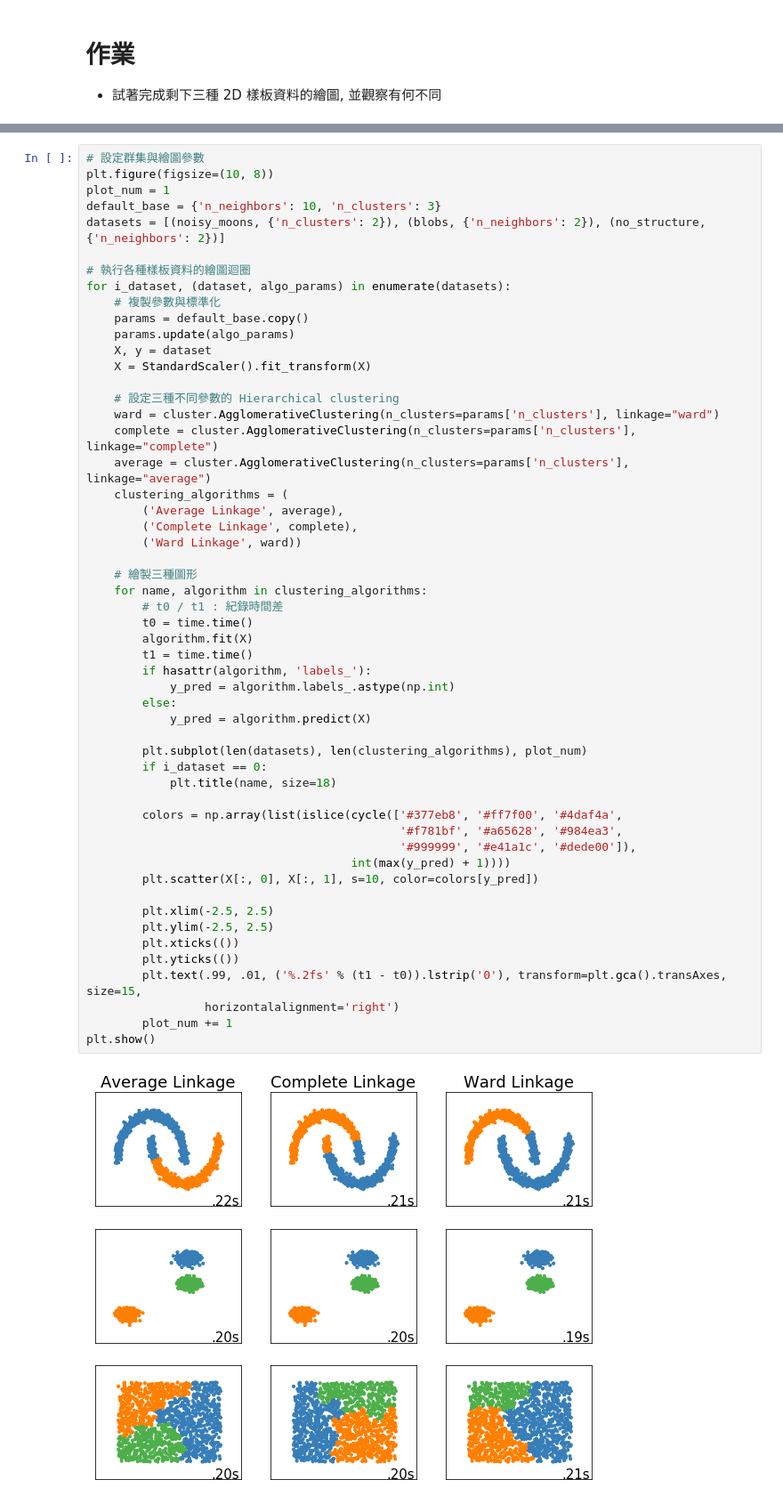
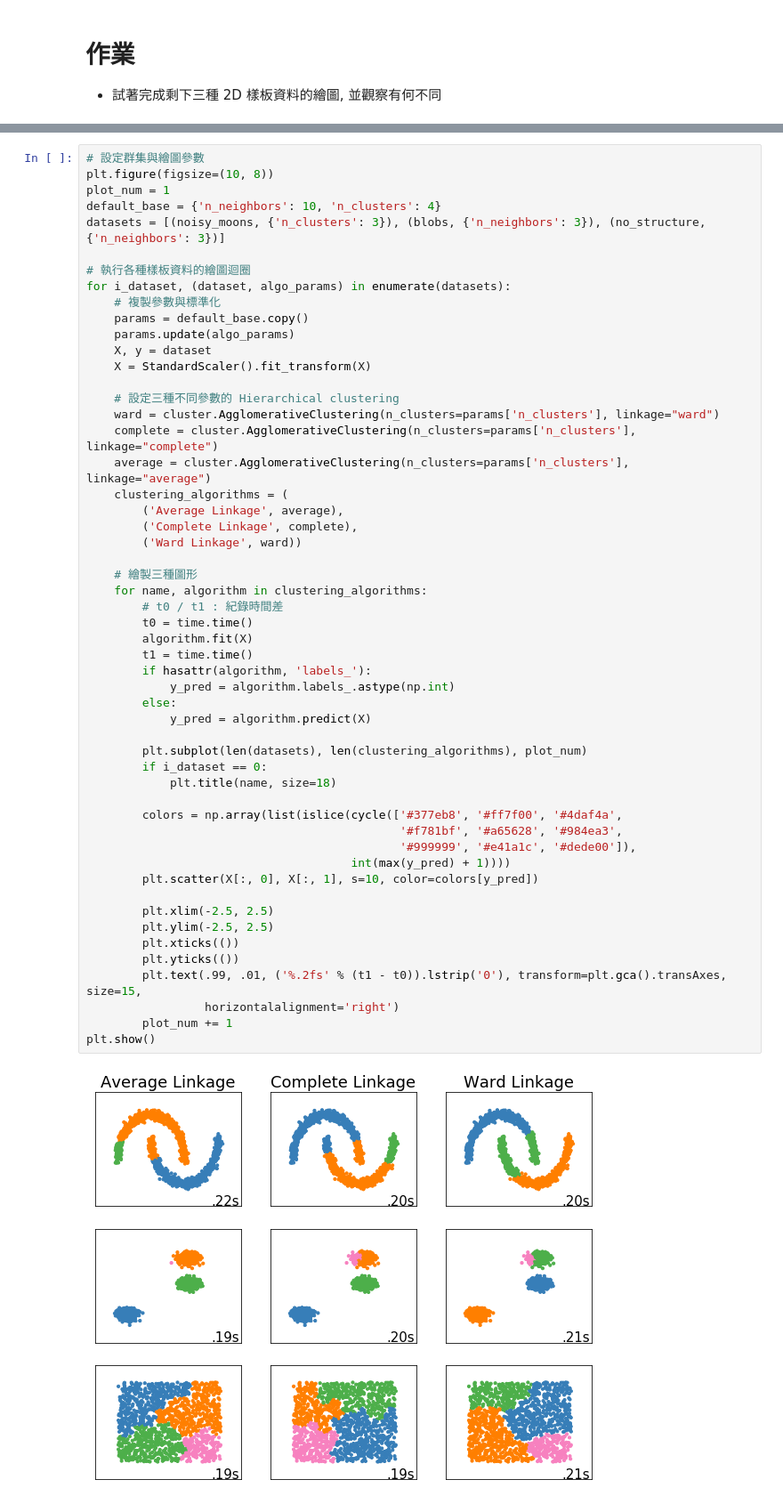
Before and after one commit to pei8518/3rd-ML100Days, a Jupyter notebook: homework/Day058/Day_058_hierarchical_clustering_HW.ipynb, the cells around one changed output, grey strips where cells are left out. Shown at 89% size. Saved outputs shown, nothing was run; the diff lists cells and outputs as text.

```diff
--- a/homework/Day058/Day_058_hierarchical_clustering_HW.ipynb
+++ b/homework/Day058/Day_058_hierarchical_clustering_HW.ipynb
@@ -38,8 +43,8 @@ no_structure = np.random.rand(n_samples, 2), None
 # 設定群集與繪圖參數
 plt.figure(figsize=(10, 8))
 plot_num = 1
-default_base = {'n_neighbors': 10, 'n_clusters': 3}
-datasets = [(noisy_moons, {'n_clusters': 2}), (blobs, {'n_neighbors': 2}), (no_structure, {'n_neighbors': 2})]
+default_base = {'n_neighbors': 10, 'n_clusters': 4}
+datasets = [(noisy_moons, {'n_clusters': 3}), (blobs, {'n_neighbors': 3}), (no_structure, {'n_neighbors': 3})]
 
 # 執行各種樣板資料的繪圖迴圈
 for i_dataset, (dataset, algo_params) in enumerate(datasets):
@@ -61,31 +66,31 @@ for i_dataset, (dataset, algo_params) in enumerate(datasets):
     # 繪製三種圖形
     for name, algorithm in clustering_algorithms:
         # t0 / t1 : 紀錄時間差
         t0 = time.time()
         algorithm.fit(X)
         t1 = time.time()
         if hasattr(algorithm, 'labels_'):
             y_pred = algorithm.labels_.astype(np.int)
         else:
             y_pred = algorithm.predict(X)
 
         plt.subplot(len(datasets), len(clustering_algorithms), plot_num)
         if i_dataset == 0:
             plt.title(name, size=18)
 
         colors = np.array(list(islice(cycle(['#377eb8', '#ff7f00', '#4daf4a',
                                              '#f781bf', '#a65628', '#984ea3',
                                              '#999999', '#e41a1c', '#dede00']),
                                       int(max(y_pred) + 1))))
         plt.scatter(X[:, 0], X[:, 1], s=10, color=colors[y_pred])
 
         plt.xlim(-2.5, 2.5)
         plt.ylim(-2.5, 2.5)
         plt.xticks(())
         plt.yticks(())
         plt.text(.99, .01, ('%.2fs' % (t1 - t0)).lstrip('0'), transform=plt.gca().transAxes, size=15,
                  horizontalalignment='right')
         plot_num += 1
 plt.show()
 # %% [output]
-[figure, old version]
+[figure, new version]
```
Also changed, not shown: parts of 1 cell of this notebook.
